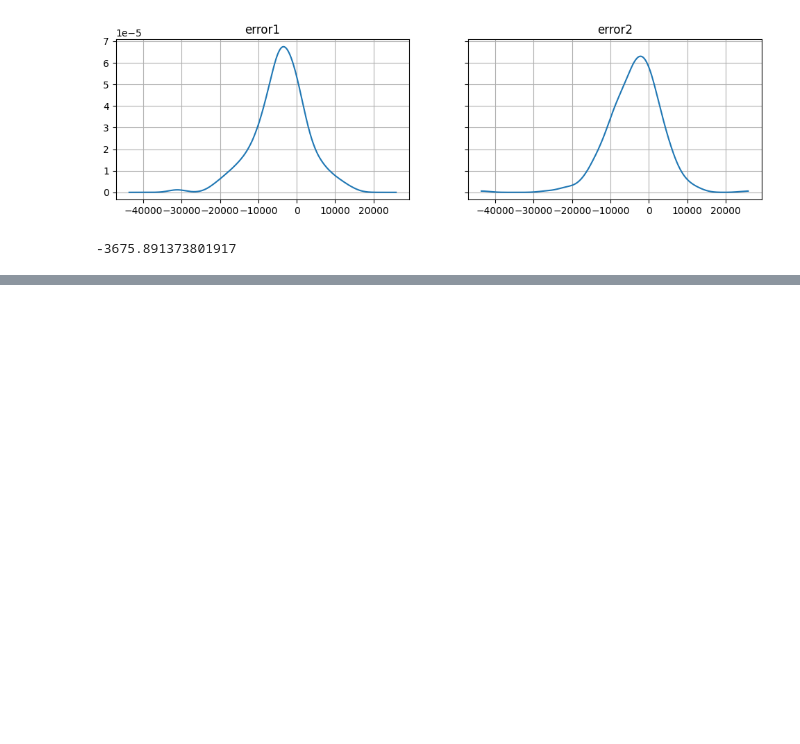
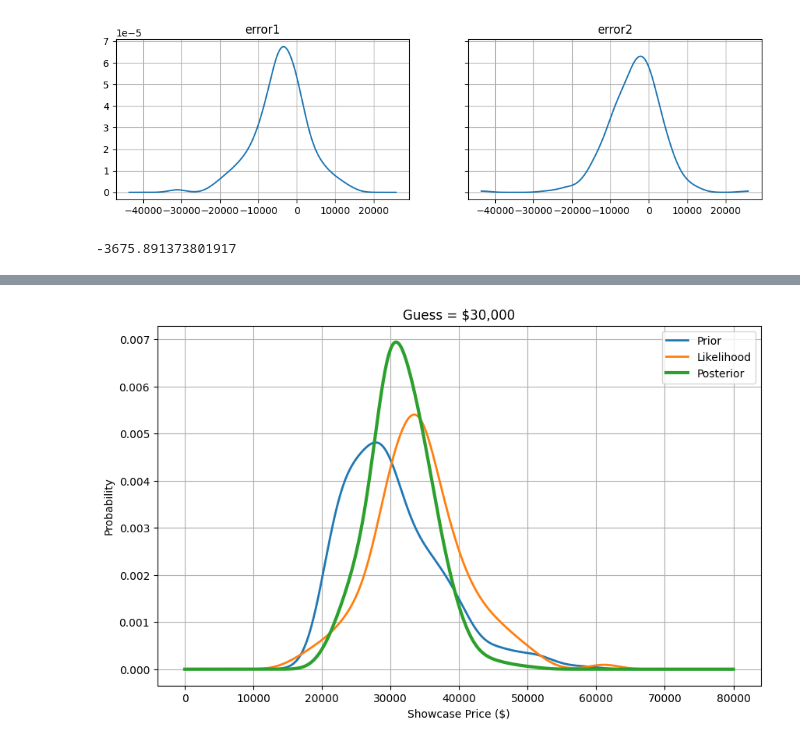
Before and after one commit to HiroshiATakano/ThinkBayes, a Jupyter notebook: 6. 決定分析.ipynb, the cells around one changed output, grey strips where cells are left out. Drawn from its saved outputs; the diff is of its cells as text; code cells hidden in the pictures; blank space fills up the shorter version.

```diff
--- a/6. 決定分析.ipynb
+++ b/6. 決定分析.ipynb
@@ -301,0 +367,94 @@ plt.plot(prices, likelihood)
+# %%
+import numpy as np
+import matplotlib.pyplot as plt
+from scipy.stats import gaussian_kde
+
+# -----------------------------------
+# 1. データ
+# -----------------------------------
+
+showcase = price_data3["Showcase1"].dropna().values
+bid       = price_data3["Bid1"].dropna().values
+
+error = bid - showcase
+
+# -----------------------------------
+# 2. KDE
+# -----------------------------------
+
+kde_price = gaussian_kde(showcase)
+kde_error = gaussian_kde(error)
+
+# -----------------------------------
+# 3. 観測データ
+# -----------------------------------
+
+guess = 30000
+
+# 仮説空間
+xs = np.linspace(0, 80000, 1000)
+
+# -----------------------------------
+# 4. Prior
+# -----------------------------------
+
+prior = kde_price(xs)
+
+# 離散確率化
+prior = prior / prior.sum()
+
+# -----------------------------------
+# 5. Likelihood
+# -----------------------------------
+
+errors = guess - xs
+
+likelihood = kde_error(errors)
+
+# 比較しやすいように正規化
+likelihood = likelihood / likelihood.sum()
+
+# -----------------------------------
+# 6. Posterior
+# -----------------------------------
+
+posterior = prior * likelihood
+
+posterior = posterior / posterior.sum()
+
+# -----------------------------------
+# 7. 確認
+# -----------------------------------
+
+print("prior sum      =", prior.sum())
+print("likelihood sum =", likelihood.sum())
+print("posterior sum  =", posterior.sum())
+
+# -----------------------------------
+# 8. グラフ
+# -----------------------------------
+
+plt.figure(figsize=(10,6))
+
+plt.plot(xs, prior,
+         label="Prior",
+         linewidth=2)
+
+plt.plot(xs, likelihood,
+         label="Likelihood",
+         linewidth=2)
+
+plt.plot(xs, posterior,
+         label="Posterior",
+         linewidth=3)
+
+plt.xlabel("Showcase Price ($)")
+plt.ylabel("Probability")
+
+plt.title(f"Guess = ${guess:,.0f}")
+
+plt.legend()
+plt.grid()
+
+plt.show()
+# %% [output]
@@ -301,0 +464 @@ plt.plot(prices, likelihood)
+[figure, added]
```
Also changed, not shown: parts of 10 cells of this notebook, 16 other files.
